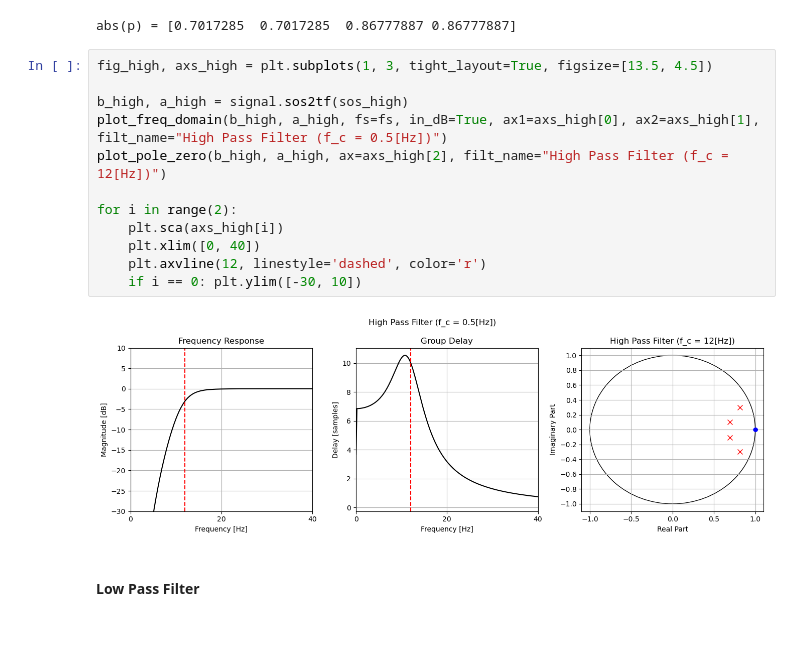
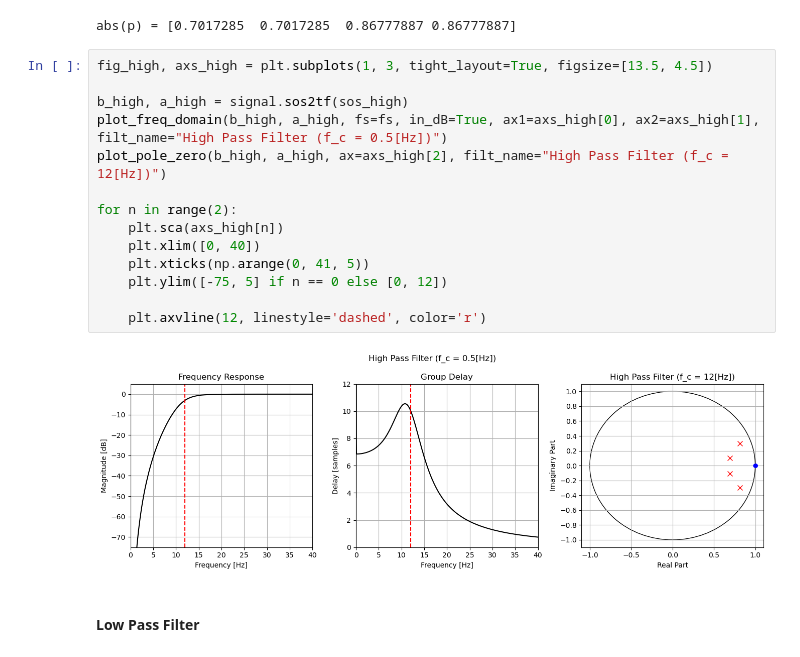
Before and after one commit to bryanmcelvy/microHeartMonitor, a Jupyter notebook: tools/filter_design/qrs_filt_design.ipynb, the cells around one changed output. Cells and saved outputs as stored; diff of their text form.

```diff
--- a/tools/filter_design/qrs_filt_design.ipynb
+++ b/tools/filter_design/qrs_filt_design.ipynb
@@ -53,17 +53,19 @@ abs(p) = [0.7017285  0.7017285  0.86777887 0.86777887]
 # %%
 fig_high, axs_high = plt.subplots(1, 3, tight_layout=True, figsize=[13.5, 4.5])
 
 b_high, a_high = signal.sos2tf(sos_high)
 plot_freq_domain(b_high, a_high, fs=fs, in_dB=True, ax1=axs_high[0], ax2=axs_high[1], filt_name="High Pass Filter (f_c = 0.5[Hz])")
 plot_pole_zero(b_high, a_high, ax=axs_high[2], filt_name="High Pass Filter (f_c = 12[Hz])")
 
-for i in range(2):
-    plt.sca(axs_high[i])
+for n in range(2):
+    plt.sca(axs_high[n])
     plt.xlim([0, 40])
+    plt.xticks(np.arange(0, 41, 5))
+    plt.ylim([-75, 5] if n == 0 else [0, 12])
+
     plt.axvline(12, linestyle='dashed', color='r')
-    if i == 0: plt.ylim([-30, 10])
 # %% [output]
-[figure, old version]
+[figure, new version]
 # %% [markdown]
 #### Low Pass Filter
 # %%
```
Also changed, not shown: parts of 5 cells of this notebook.
